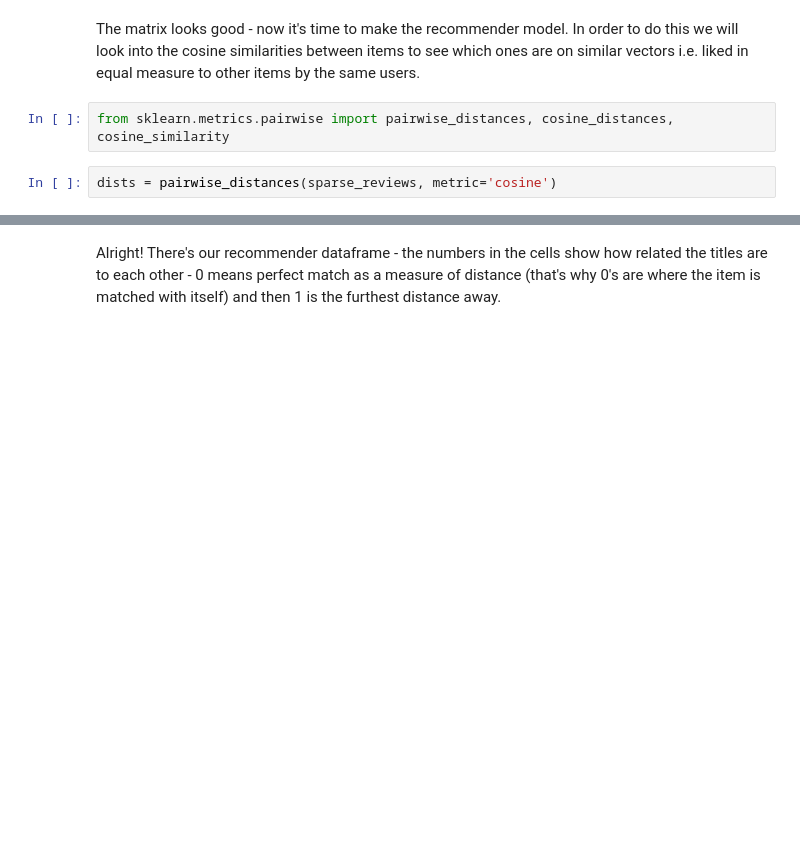
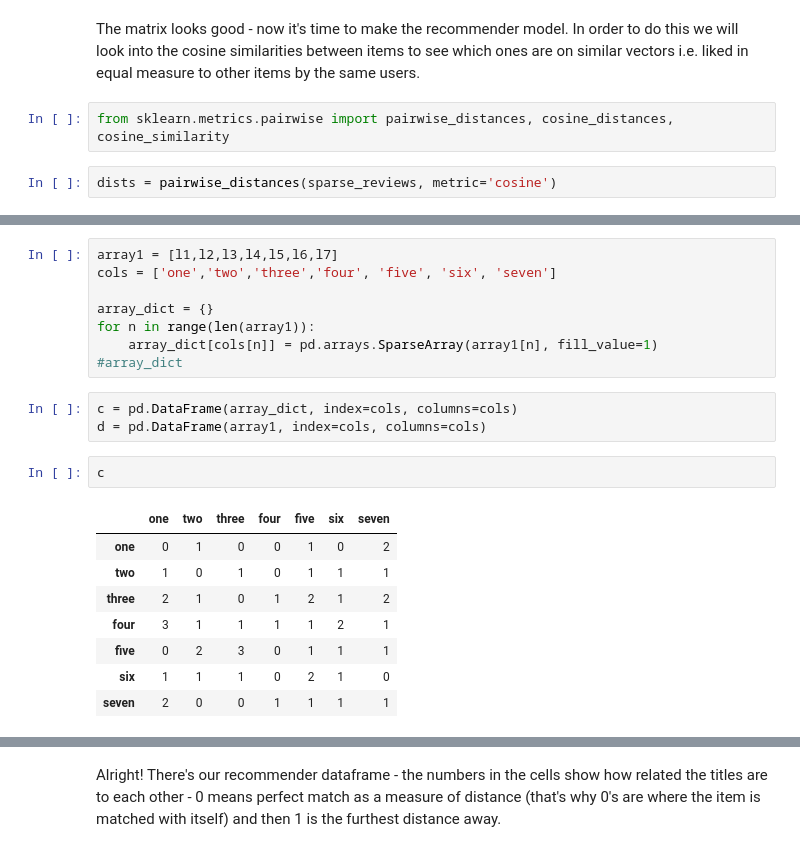
Before and after one commit to griffinwt/nextale, a Jupyter notebook: video_games_EDA.ipynb, the cells around one changed output, grey strips where cells are left out. Saved outputs shown, nothing was run; the diff lists cells and outputs as text; blank space fills up the shorter version.

```diff
--- a/video_games_EDA.ipynb
+++ b/video_games_EDA.ipynb
@@ -323,0 +393,22 @@ array([[0.        , 1.        , 0.98175221, ..., 1.        , 1.        ,
+# %%
+array1 = [l1,l2,l3,l4,l5,l6,l7]
+cols = ['one','two','three','four', 'five', 'six', 'seven']
+
+array_dict = {}
+for n in range(len(array1)):
+    array_dict[cols[n]] = pd.arrays.SparseArray(array1[n], fill_value=1)
+#array_dict
+# %%
+c = pd.DataFrame(array_dict, index=cols, columns=cols)
+d = pd.DataFrame(array1, index=cols, columns=cols)
+# %%
+c
+# %% [output]
+|  | one | two | three | four | five | six | seven |
+| one | 0 | 1 | 0 | 0 | 1 | 0 | 2 |
+| two | 1 | 0 | 1 | 0 | 1 | 1 | 1 |
+| three | 2 | 1 | 0 | 1 | 2 | 1 | 2 |
+| four | 3 | 1 | 1 | 1 | 1 | 2 | 1 |
+| five | 0 | 2 | 3 | 0 | 1 | 1 | 1 |
+| six | 1 | 1 | 1 | 0 | 2 | 1 | 0 |
+| seven | 2 | 0 | 0 | 1 | 1 | 1 | 1 |
```
Also changed, not shown: parts of 52 cells of this notebook, 3 other files.
